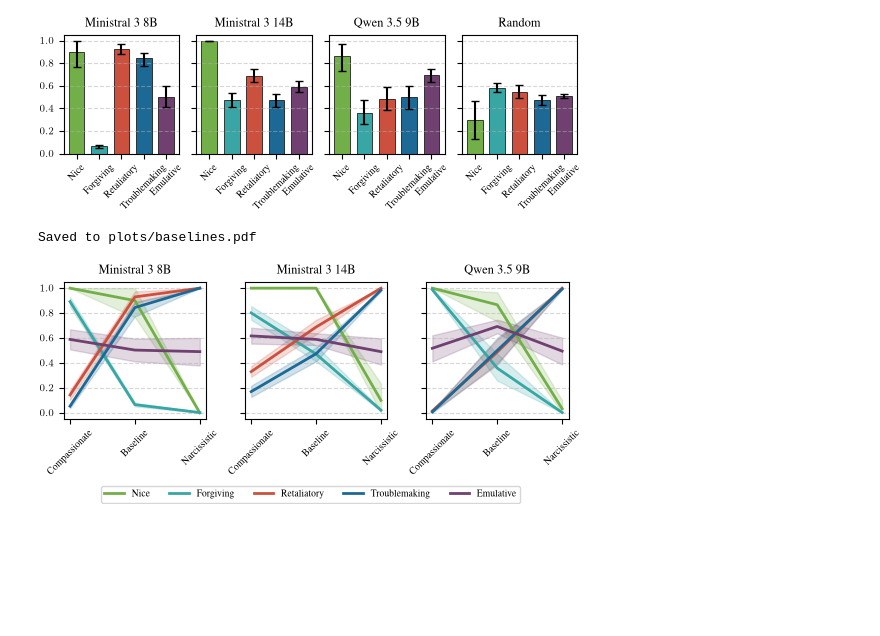
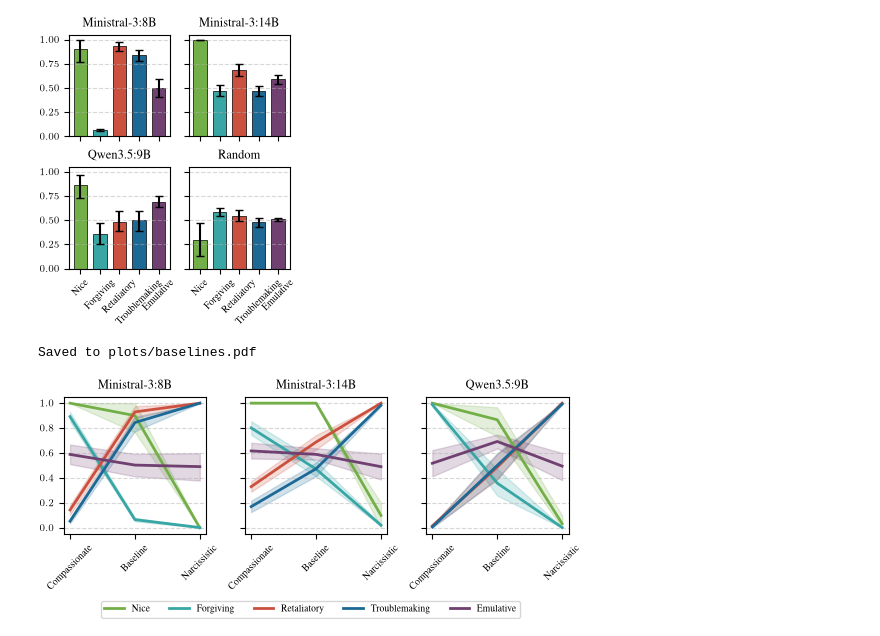
Before and after one commit to kdybek/NLP-prisoners-dilemma, a Jupyter notebook: plots.ipynb, the cells around one changed output. Drawn from its saved outputs; the diff is of its cells as text; code cells hidden in the pictures; blank space fills up the shorter version.

```diff
--- a/plots.ipynb
+++ b/plots.ipynb
@@ -44,9 +44,9 @@ metric_colors = {
 }
 models = ['ministral-3:8b', 'ministral-3:14b', 'qwen3.5:9b', 'random']
 model_names = {
-    'ministral-3:8b': 'Ministral 3 8B',
-    'ministral-3:14b': 'Ministral 3 14B',
-    'qwen3.5:9b': 'Qwen 3.5 9B',
+    'ministral-3:8b': 'Ministral-3:8B',
+    'ministral-3:14b': 'Ministral-3:14B',
+    'qwen3.5:9b': 'Qwen3.5:9B',
     'random': 'Random',
 }
 
@@ -72,8 +72,8 @@ prompt_file_names = {
     'prompts/narcissistic.json': 'Narcissistic',
     'prompts/polite.json': 'Polite',
     'prompts/rude.json': 'Rude',
-    'prompts/x10.json': 'Score x10',
-    'prompts/x100.json': 'Score x100',
+    'prompts/x10.json': 'Payoffs x10',
+    'prompts/x100.json': 'Payoffs x100',
 }
 
 all_prompt_files = [
@@ -144,36 +144,36 @@ print(agg_df)
 # %%
 plt.rcParams.update(bundles.iclr2024())
-plt.rcParams.update(figsizes.iclr2024(nrows=1, ncols=3, height_to_width_ratio=1.1, rel_width=1))
+plt.rcParams.update(figsizes.iclr2024(nrows=2, ncols=2, height_to_width_ratio=1.2, rel_width=0.48))
 plt.rcParams.update({
     "text.latex.preamble": r"\usepackage{times}\usepackage{amsmath}",
     "text.usetex": True,
 })
 
 os.makedirs("plots", exist_ok=True)
 
-fig, axes = plt.subplots(1, 4, sharey=True)
-for model, ax in zip(models, axes):
+fig, axes = plt.subplots(2, 2, sharey=True, sharex=True)
+for model, ax in zip(models, axes.flat):
     subset = agg_df[(agg_df["model"] == model) & (agg_df["prompt_file"] == baseline_prompt_file)]
     assert len(subset) == 1
     model_metrics = subset.iloc[0]
     model_metrics = [model_metrics[metric] for metric in metrics]
     means = np.array([m[0] for m in model_metrics])
     los = np.array([m[1] for m in model_metrics])
     his = np.array([m[2] for m in model_metrics])
     colors = [metric_colors[metric] for metric in metrics]
     x = np.arange(len(model_metrics))
     bars = ax.bar(x, means, yerr=[means - los, his - means], capsize=3, color=colors,
                       edgecolor="black", linewidth=0.5, width=0.7)
     ax.set_xticks(x)
     ax.set_xticklabels([metric_names[metric] for metric in metrics], rotation=45, ha="center")
     ax.grid(True, linestyle="--", alpha=0.5, axis="y")
     ax.set_title(model_names[model])
 
 plt.savefig("plots/baselines.pdf", bbox_inches="tight")
 plt.show()
 print("\nSaved to plots/baselines.pdf")
 # %% [output]
-[figure, old version]
+[figure, new version]
 Saved to plots/baselines.pdf
 # %%
 plt.rcParams.update(bundles.iclr2024())
```
Also changed, not shown: parts of 4 cells of this notebook, 11 other files.
